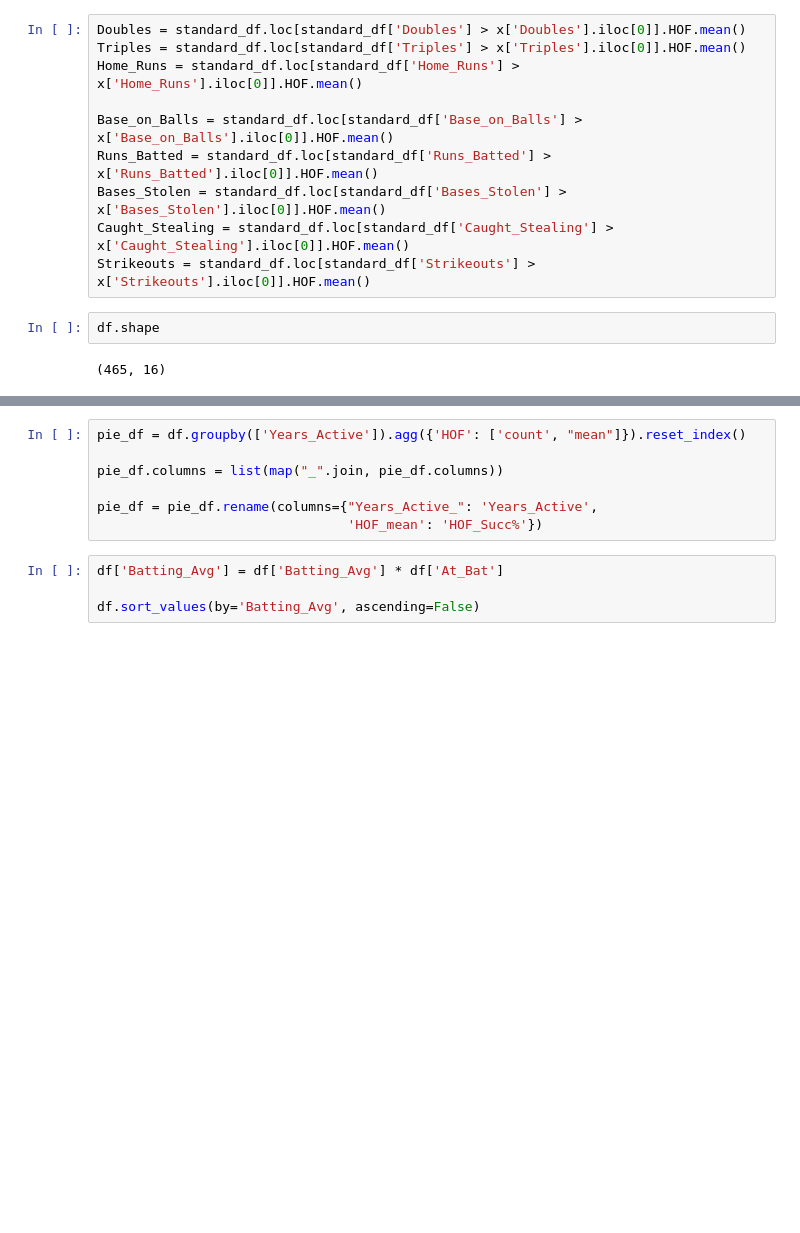
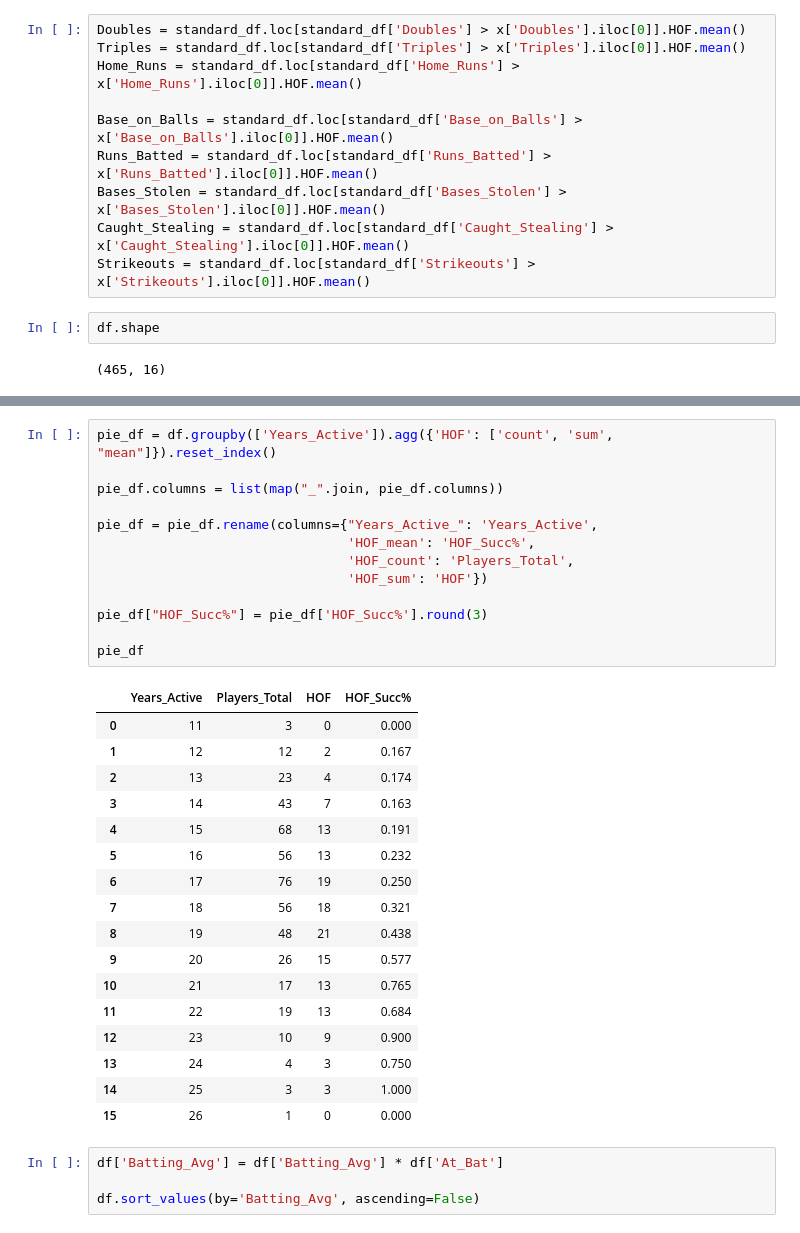
Before and after one commit to A-Peoples/DSRP_Project, a Jupyter notebook: Data_Science_Project_2025.ipynb, the cells around one changed output, grey strips where cells are left out. Cells and saved outputs as stored; diff of their text form; blank space fills up the shorter version.

```diff
--- a/Data_Science_Project_2025.ipynb
+++ b/Data_Science_Project_2025.ipynb
@@ -87,10 +87,34 @@ plt.show()
 # %%
-pie_df = df.groupby(['Years_Active']).agg({'HOF': ['count', "mean"]}).reset_index()
+pie_df = df.groupby(['Years_Active']).agg({'HOF': ['count', 'sum', "mean"]}).reset_index()
 
 pie_df.columns = list(map("_".join, pie_df.columns))
 
 pie_df = pie_df.rename(columns={"Years_Active_": 'Years_Active',
-                                'HOF_mean': 'HOF_Succ%'})
+                                'HOF_mean': 'HOF_Succ%',
+                                'HOF_count': 'Players_Total',
+                                'HOF_sum': 'HOF'})
+
+pie_df["HOF_Succ%"] = pie_df['HOF_Succ%'].round(3)
+
+pie_df
+# %% [output]
+|  | Years_Active | Players_Total | HOF | HOF_Succ% |
+| 0 | 11 | 3 | 0 | 0.000 |
+| 1 | 12 | 12 | 2 | 0.167 |
+| 2 | 13 | 23 | 4 | 0.174 |
+| 3 | 14 | 43 | 7 | 0.163 |
+| 4 | 15 | 68 | 13 | 0.191 |
+| 5 | 16 | 56 | 13 | 0.232 |
+| 6 | 17 | 76 | 19 | 0.250 |
+| 7 | 18 | 56 | 18 | 0.321 |
+| 8 | 19 | 48 | 21 | 0.438 |
+| 9 | 20 | 26 | 15 | 0.577 |
+| 10 | 21 | 17 | 13 | 0.765 |
+| 11 | 22 | 19 | 13 | 0.684 |
+| 12 | 23 | 10 | 9 | 0.900 |
+| 13 | 24 | 4 | 3 | 0.750 |
+| 14 | 25 | 3 | 3 | 1.000 |
+| 15 | 26 | 1 | 0 | 0.000 |
 # %%
 df['Batting_Avg'] = df['Batting_Avg'] * df['At_Bat']
 
```
Also changed, not shown: parts of 11 cells of this notebook.
